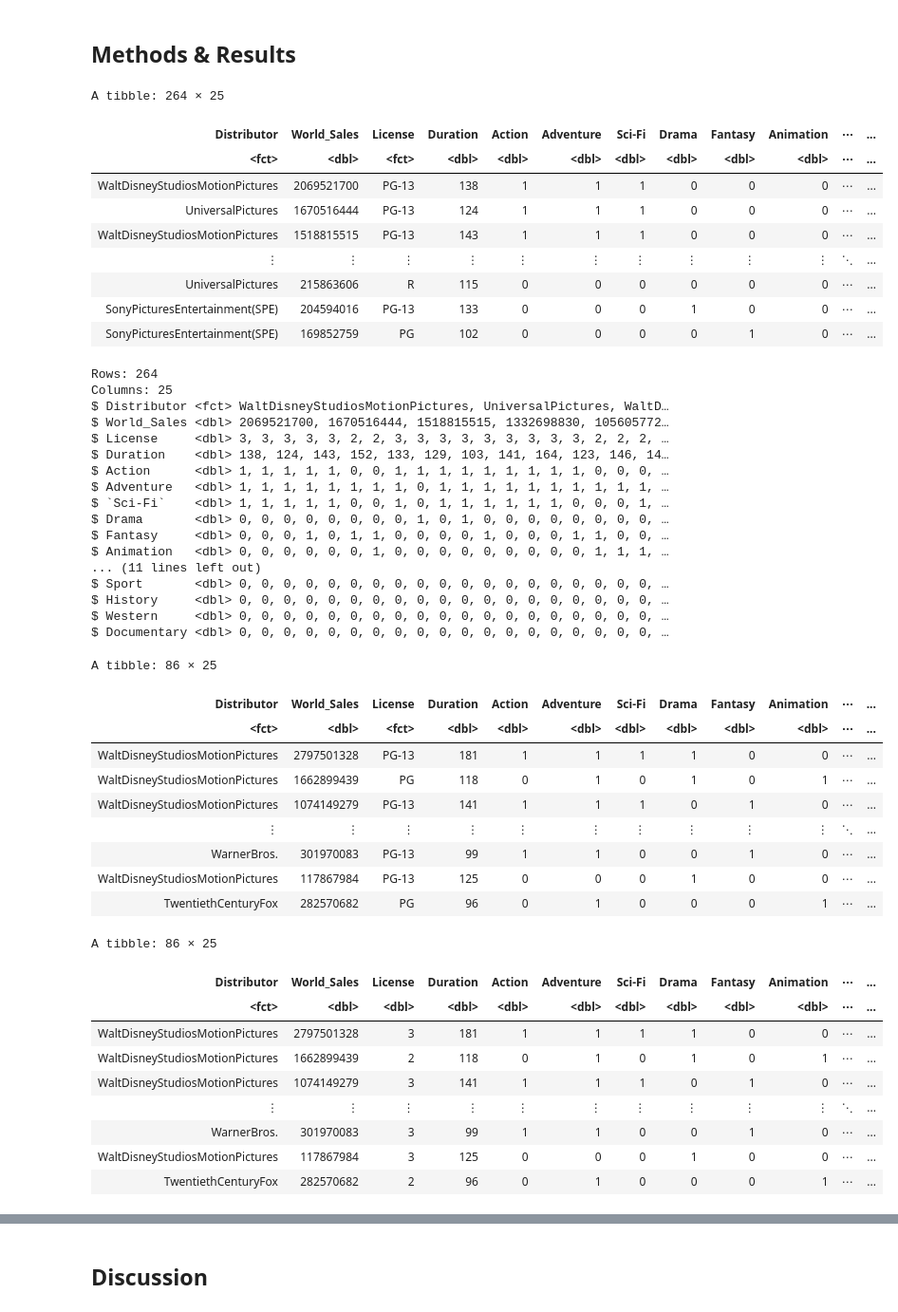
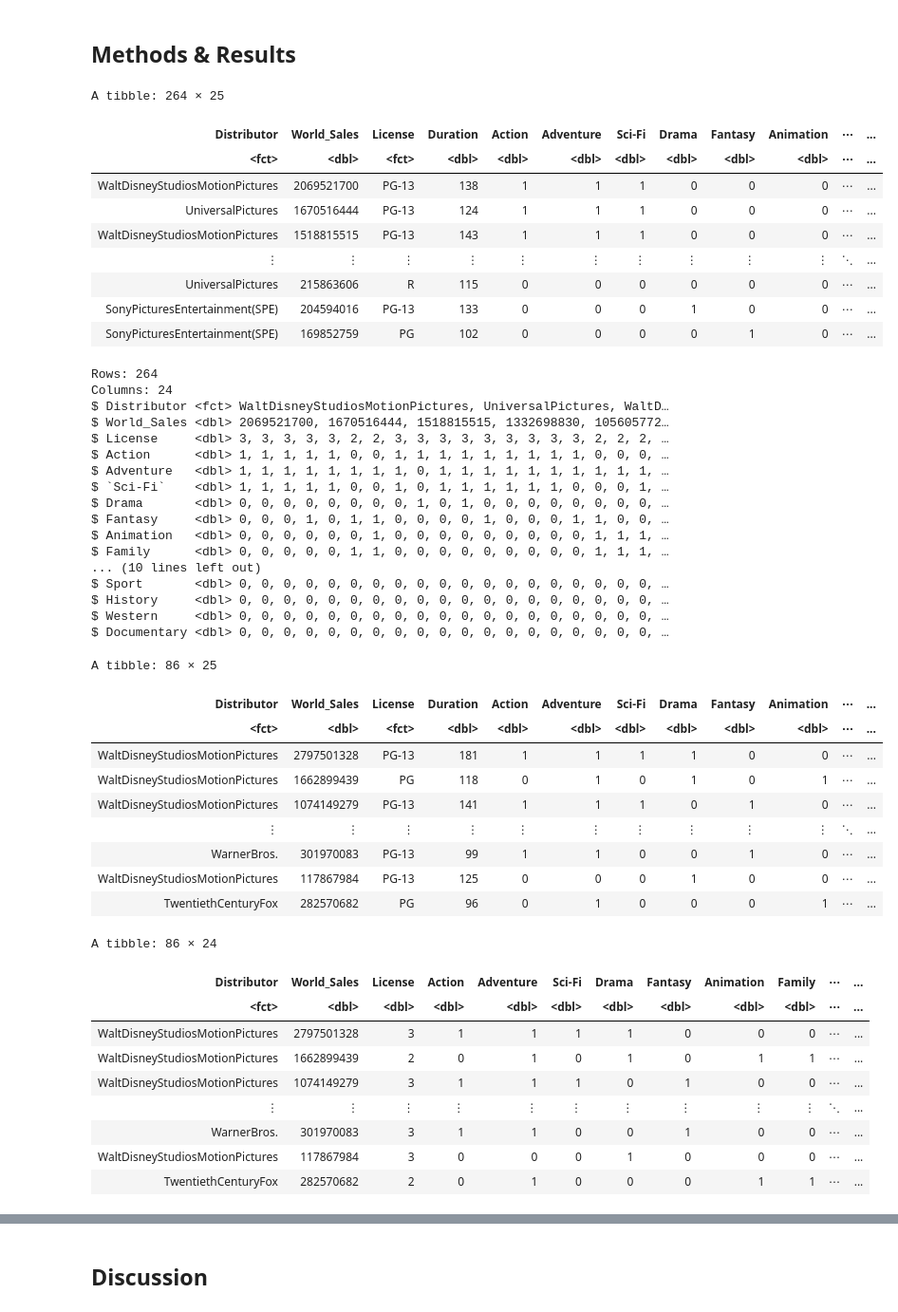
Before and after one commit to starsurfer87/DSCI100-Group-Project, a Jupyter notebook: thedreadedassignment.ipynb, the cells around one changed output, grey strips where cells are left out. Shown at 95% size. Saved outputs shown, nothing was run; the diff lists cells and outputs as text; code cells hidden in the pictures.

```diff
--- a/thedreadedassignment.ipynb
+++ b/thedreadedassignment.ipynb
@@ -355,10 +355,12 @@ avg_sales_by_genre_plot
 ## Methods & Results
 # %%
 movies_train_num <- movies_train %>%
-    mutate(License = as.numeric(License))
+    mutate(License = as.numeric(License)) %>%
+    select(-Duration)
 
 movies_test_num <- movies_test %>%
-    mutate(License = as.numeric(License))
+    mutate(License = as.numeric(License)) %>%
+    select(-Duration)
 
 movies_train
 glimpse(movies_train_num)
@@ -372,44 +374,44 @@ A tibble: 264 × 25
 | UniversalPictures | 1670516444 | PG-13 | 124 | 1 | 1 | 1 | 0 | 0 | 0 | ⋯ | ... |
 | WaltDisneyStudiosMotionPictures | 1518815515 | PG-13 | 143 | 1 | 1 | 1 | 0 | 0 | 0 | ⋯ | ... |
 | ⋮ | ⋮ | ⋮ | ⋮ | ⋮ | ⋮ | ⋮ | ⋮ | ⋮ | ⋮ | ⋱ | ... |
 | UniversalPictures | 215863606 | R | 115 | 0 | 0 | 0 | 0 | 0 | 0 | ⋯ | ... |
 | SonyPicturesEntertainment(SPE) | 204594016 | PG-13 | 133 | 0 | 0 | 0 | 1 | 0 | 0 | ⋯ | ... |
 | SonyPicturesEntertainment(SPE) | 169852759 | PG | 102 | 0 | 0 | 0 | 0 | 1 | 0 | ⋯ | ... |
 Rows: 264
-Columns: 25
+Columns: 24
 $ Distributor <fct> WaltDisneyStudiosMotionPictures, UniversalPictures, WaltD…
 $ World_Sales <dbl> 2069521700, 1670516444, 1518815515, 1332698830, 105605772…
 $ License     <dbl> 3, 3, 3, 3, 3, 2, 2, 3, 3, 3, 3, 3, 3, 3, 3, 3, 2, 2, 2, …
-$ Duration    <dbl> 138, 124, 143, 152, 133, 129, 103, 141, 164, 123, 146, 14…
 $ Action      <dbl> 1, 1, 1, 1, 1, 0, 0, 1, 1, 1, 1, 1, 1, 1, 1, 1, 0, 0, 0, …
 $ Adventure   <dbl> 1, 1, 1, 1, 1, 1, 1, 1, 0, 1, 1, 1, 1, 1, 1, 1, 1, 1, 1, …
 $ `Sci-Fi`    <dbl> 1, 1, 1, 1, 1, 0, 0, 1, 0, 1, 1, 1, 1, 1, 1, 0, 0, 0, 1, …
 $ Drama       <dbl> 0, 0, 0, 0, 0, 0, 0, 0, 1, 0, 1, 0, 0, 0, 0, 0, 0, 0, 0, …
 $ Fantasy     <dbl> 0, 0, 0, 1, 0, 1, 1, 0, 0, 0, 0, 1, 0, 0, 0, 1, 1, 0, 0, …
 $ Animation   <dbl> 0, 0, 0, 0, 0, 0, 1, 0, 0, 0, 0, 0, 0, 0, 0, 0, 1, 1, 1, …
-... (11 lines left out)
+$ Family      <dbl> 0, 0, 0, 0, 0, 1, 1, 0, 0, 0, 0, 0, 0, 0, 0, 0, 1, 1, 1, …
+... (10 lines left out)
 $ Sport       <dbl> 0, 0, 0, 0, 0, 0, 0, 0, 0, 0, 0, 0, 0, 0, 0, 0, 0, 0, 0, …
 $ History     <dbl> 0, 0, 0, 0, 0, 0, 0, 0, 0, 0, 0, 0, 0, 0, 0, 0, 0, 0, 0, …
 $ Western     <dbl> 0, 0, 0, 0, 0, 0, 0, 0, 0, 0, 0, 0, 0, 0, 0, 0, 0, 0, 0, …
 $ Documentary <dbl> 0, 0, 0, 0, 0, 0, 0, 0, 0, 0, 0, 0, 0, 0, 0, 0, 0, 0, 0, …
 A tibble: 86 × 25
 | Distributor | World_Sales | License | Duration | Action | Adventure | Sci-Fi | Drama | Fantasy | Animation | ⋯ | ... |
 | <fct> | <dbl> | <fct> | <dbl> | <dbl> | <dbl> | <dbl> | <dbl> | <dbl> | <dbl> | ⋯ | ... |
 | WaltDisneyStudiosMotionPictures | 2797501328 | PG-13 | 181 | 1 | 1 | 1 | 1 | 0 | 0 | ⋯ | ... |
 | WaltDisneyStudiosMotionPictures | 1662899439 | PG | 118 | 0 | 1 | 0 | 1 | 0 | 1 | ⋯ | ... |
 | WaltDisneyStudiosMotionPictures | 1074149279 | PG-13 | 141 | 1 | 1 | 1 | 0 | 1 | 0 | ⋯ | ... |
 | ⋮ | ⋮ | ⋮ | ⋮ | ⋮ | ⋮ | ⋮ | ⋮ | ⋮ | ⋮ | ⋱ | ... |
 | WarnerBros. | 301970083 | PG-13 | 99 | 1 | 1 | 0 | 0 | 1 | 0 | ⋯ | ... |
 | WaltDisneyStudiosMotionPictures | 117867984 | PG-13 | 125 | 0 | 0 | 0 | 1 | 0 | 0 | ⋯ | ... |
 | TwentiethCenturyFox | 282570682 | PG | 96 | 0 | 1 | 0 | 0 | 0 | 1 | ⋯ | ... |
-A tibble: 86 × 25
+A tibble: 86 × 24
-| Distributor | World_Sales | License | Duration | Action | Adventure | Sci-Fi | Drama | Fantasy | Animation | ⋯ | ... |
+| Distributor | World_Sales | License | Action | Adventure | Sci-Fi | Drama | Fantasy | Animation | Family | ⋯ | ... |
 | <fct> | <dbl> | <dbl> | <dbl> | <dbl> | <dbl> | <dbl> | <dbl> | <dbl> | <dbl> | ⋯ | ... |
-| WaltDisneyStudiosMotionPictures | 2797501328 | 3 | 181 | 1 | 1 | 1 | 1 | 0 | 0 | ⋯ | ... |
-| WaltDisneyStudiosMotionPictures | 1662899439 | 2 | 118 | 0 | 1 | 0 | 1 | 0 | 1 | ⋯ | ... |
-| WaltDisneyStudiosMotionPictures | 1074149279 | 3 | 141 | 1 | 1 | 1 | 0 | 1 | 0 | ⋯ | ... |
+| WaltDisneyStudiosMotionPictures | 2797501328 | 3 | 1 | 1 | 1 | 1 | 0 | 0 | 0 | ⋯ | ... |
+| WaltDisneyStudiosMotionPictures | 1662899439 | 2 | 0 | 1 | 0 | 1 | 0 | 1 | 1 | ⋯ | ... |
+| WaltDisneyStudiosMotionPictures | 1074149279 | 3 | 1 | 1 | 1 | 0 | 1 | 0 | 0 | ⋯ | ... |
 | ⋮ | ⋮ | ⋮ | ⋮ | ⋮ | ⋮ | ⋮ | ⋮ | ⋮ | ⋮ | ⋱ | ... |
-| WarnerBros. | 301970083 | 3 | 99 | 1 | 1 | 0 | 0 | 1 | 0 | ⋯ | ... |
-| WaltDisneyStudiosMotionPictures | 117867984 | 3 | 125 | 0 | 0 | 0 | 1 | 0 | 0 | ⋯ | ... |
-| TwentiethCenturyFox | 282570682 | 2 | 96 | 0 | 1 | 0 | 0 | 0 | 1 | ⋯ | ... |
+| WarnerBros. | 301970083 | 3 | 1 | 1 | 0 | 0 | 1 | 0 | 0 | ⋯ | ... |
+| WaltDisneyStudiosMotionPictures | 117867984 | 3 | 0 | 0 | 0 | 1 | 0 | 0 | 0 | ⋯ | ... |
+| TwentiethCenturyFox | 282570682 | 2 | 0 | 1 | 0 | 0 | 0 | 1 | 1 | ⋯ | ... |
 # %% [markdown]
```
Also changed, not shown: parts of 5 cells of this notebook.
